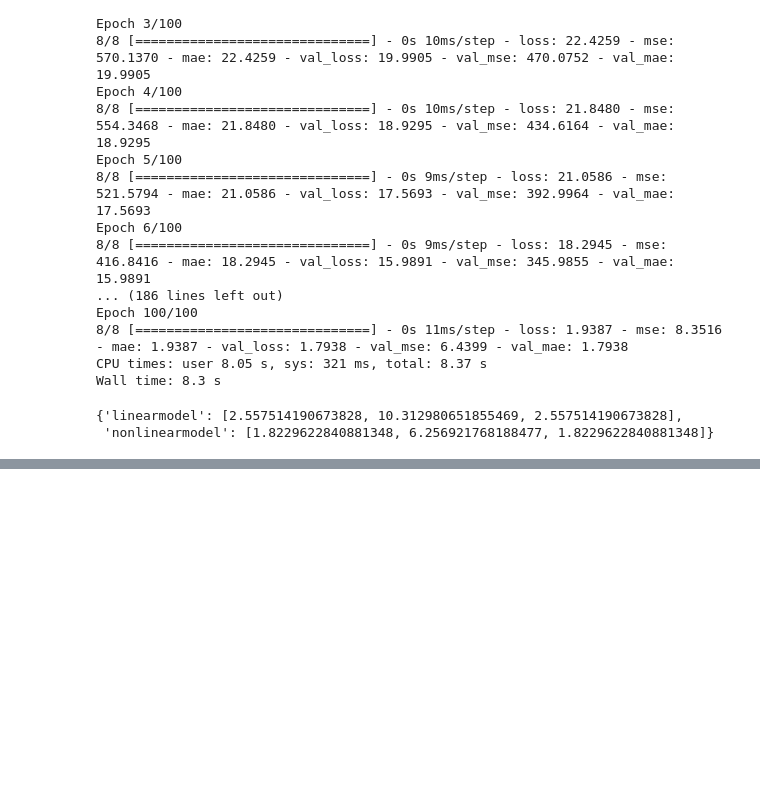
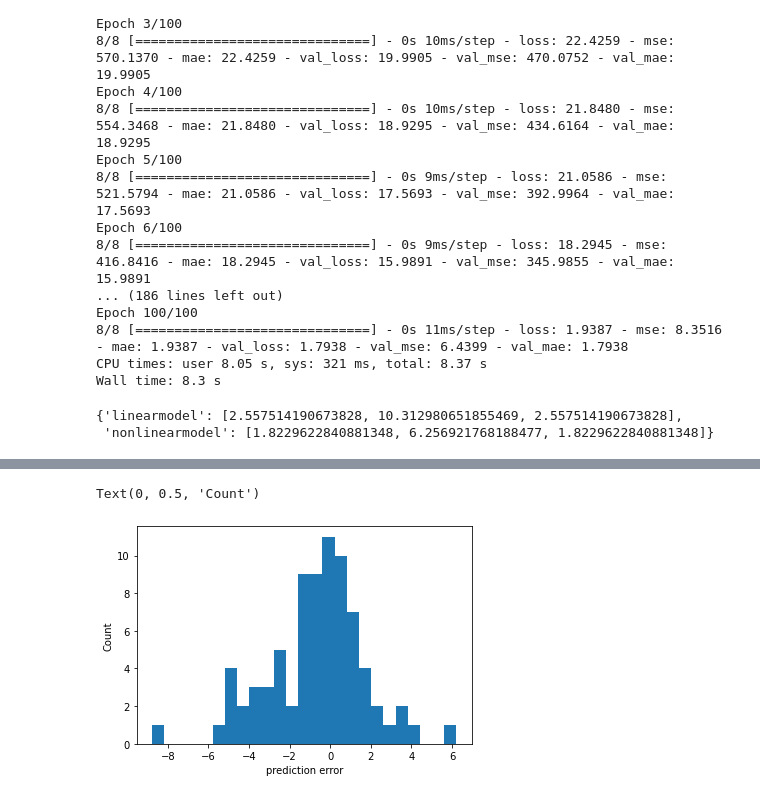
Before and after one commit to a-forty-two/TCS-tensorflow-290321, a Jupyter notebook: 03_Regression_in_TF_Price_Prediction.ipynb, the cells around one changed output, grey strips where cells are left out. Saved outputs shown, nothing was run; the diff lists cells and outputs as text; code cells hidden in the pictures; blank space fills up the shorter version.

Commit message:
errorcalc and model export

```diff
--- a/03_Regression_in_TF_Price_Prediction.ipynb
+++ b/03_Regression_in_TF_Price_Prediction.ipynb
@@ -288,0 +327,12 @@ results
+# %%
+# plot of losses
+errors = predictions - ytest
+plt.hist(errors, bins=25) # hist-> frequency distribution, x labels will be continous and related
+# population of one city and plot age distribution-> histogram
+# populations of multiple cities with each other-> bar chart!
+# bar chart-> count distribution, xlabels may not be related
+plt.xlabel('prediction error')
+plt.ylabel('Count')
+# %% [output]
+Text(0, 0.5, 'Count')
+[figure, added]
```
Also changed, not shown: parts of 5 cells of this notebook.
